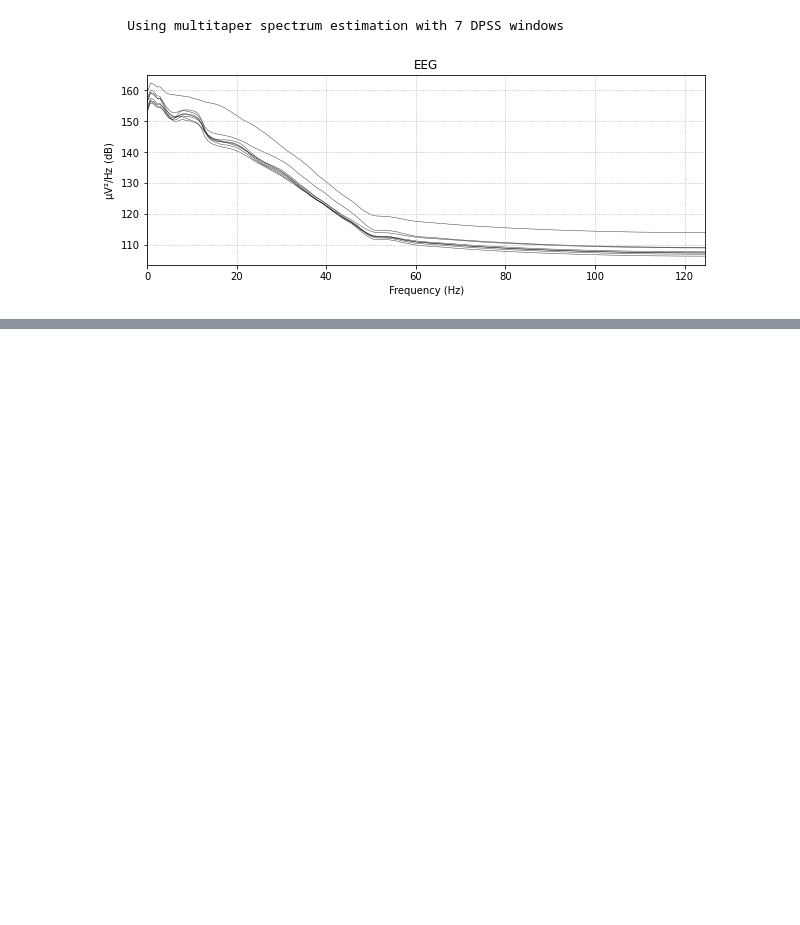
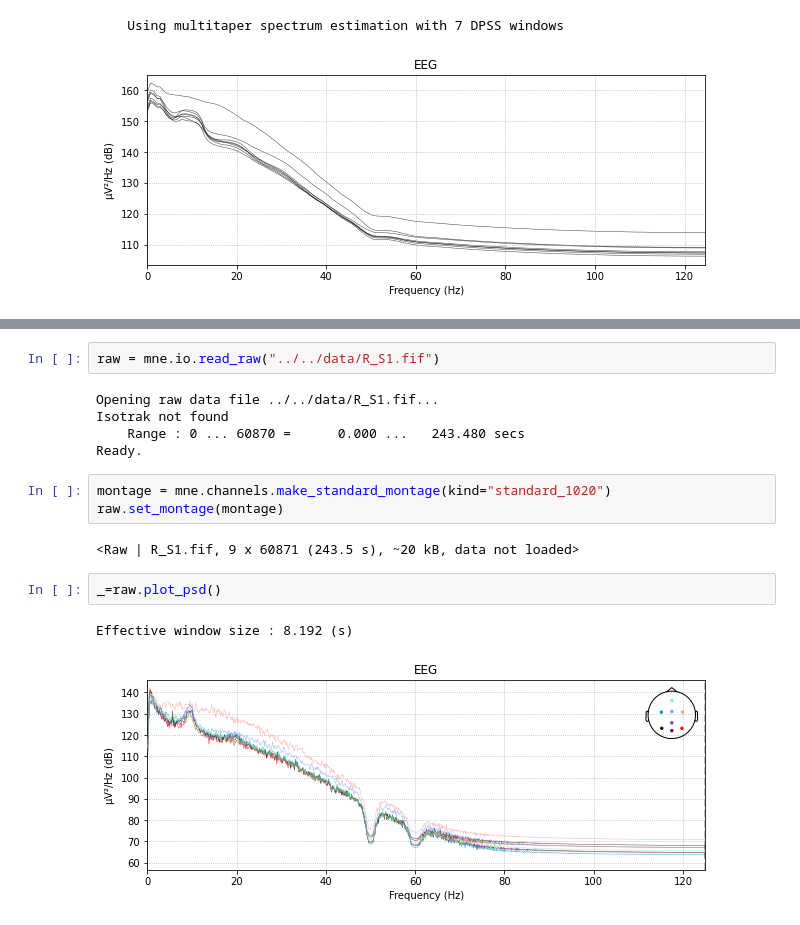
Before and after one commit to esbenkc/P300-Tweaks, a Jupyter notebook: src/mne/mne-viz.ipynb, the cells around one changed output, grey strips where cells are left out. Cells and saved outputs as stored; diff of their text form; blank space fills up the shorter version.

Commit message:
MNE raw files with montage

```diff
--- a/src/mne/mne-viz.ipynb
+++ b/src/mne/mne-viz.ipynb
@@ -28,0 +31,17 @@ mne.viz.plot_compare_evokeds(dict({'target':epo['target'].average(), 'no-target'
+# %%
+raw = mne.io.read_raw("../../data/R_S1.fif")
+# %% [output]
+Opening raw data file ../../data/R_S1.fif...
+Isotrak not found
+    Range : 0 ... 60870 =      0.000 ...   243.480 secs
+Ready.
+# %%
+montage = mne.channels.make_standard_montage(kind="standard_1020")
+raw.set_montage(montage)
+# %% [output]
+<Raw | R_S1.fif, 9 x 60871 (243.5 s), ~20 kB, data not loaded>
+# %%
+_=raw.plot_psd()
+# %% [output]
+Effective window size : 8.192 (s)
+[figure, added]
```
Also changed, not shown: parts of 2 cells of this notebook, 6 other files.
